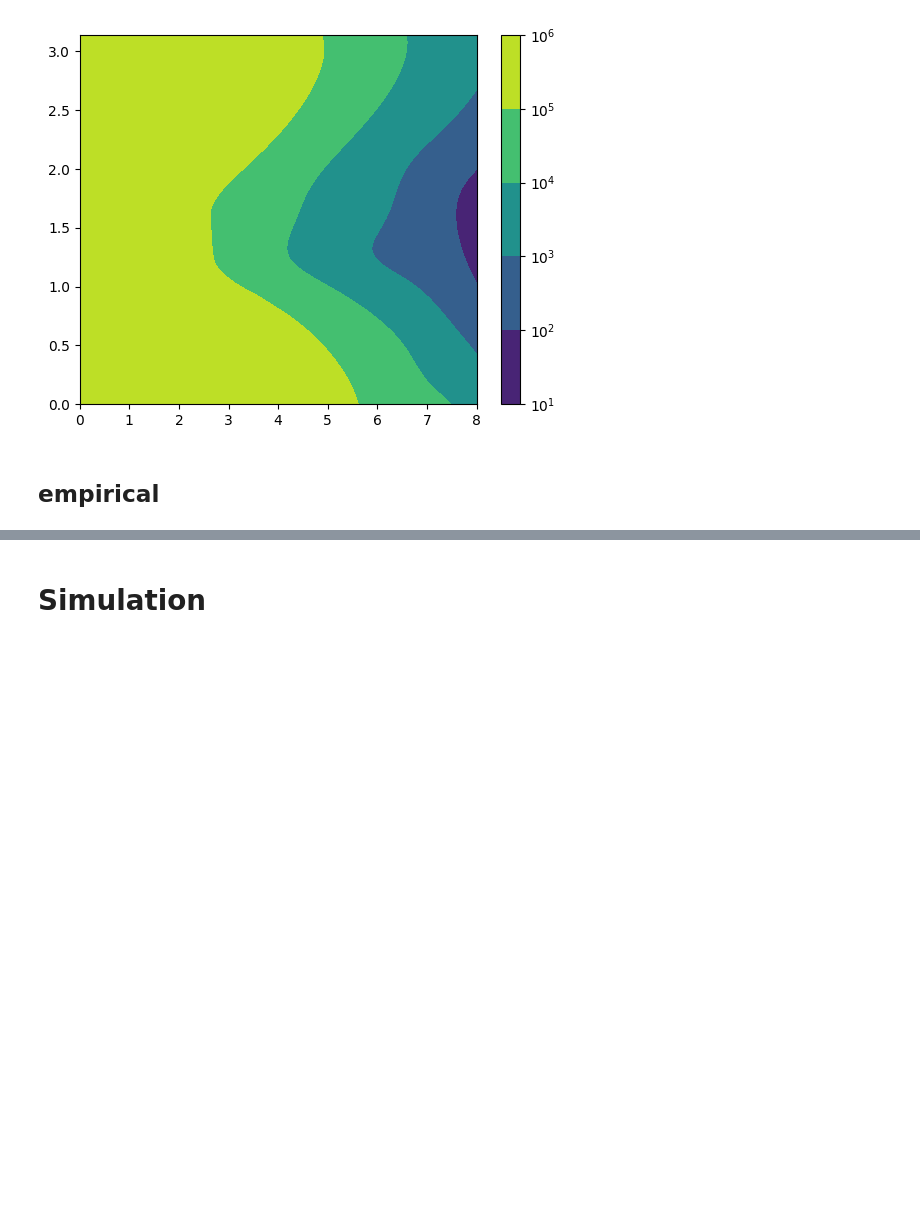
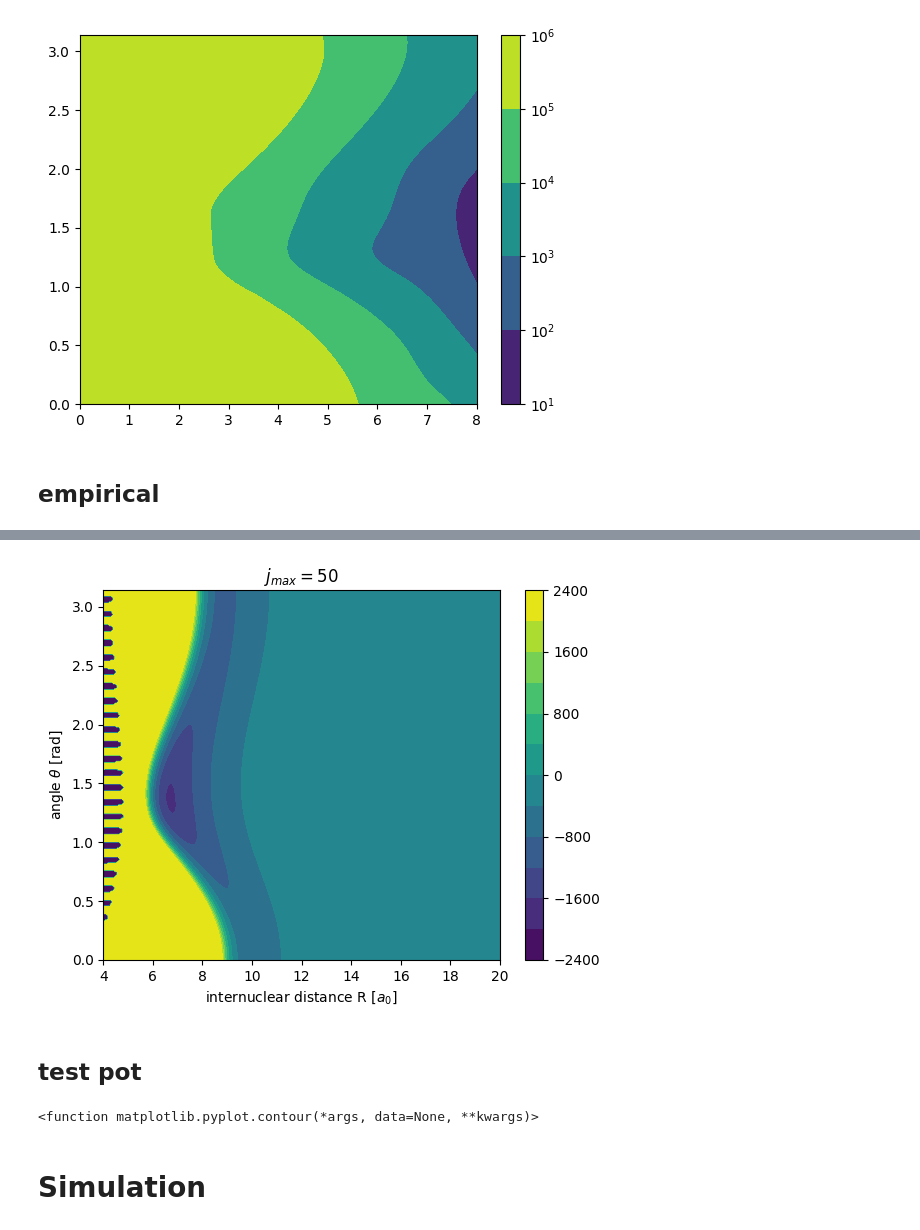
Before and after one commit to AK-Grabowsk3/NeOcs, a Jupyter notebook: analysis/NeOCS_qc_solver.ipynb, the cells around one changed output, grey strips where cells are left out. Saved outputs shown, nothing was run; the diff lists cells and outputs as text; code cells hidden in the pictures; blank space fills up the shorter version.

```diff
--- a/analysis/NeOCS_qc_solver.ipynb
+++ b/analysis/NeOCS_qc_solver.ipynb
@@ -214,3 +295,69 @@ plt.colorbar()
+# %%
+from scipy.special import lpmv
+
+def get_legendre_decomp( fun, j_max, N_integral = 1000 ):
+
+    x, w = np.polynomial.legendre.leggauss( N_integral )
+    x = -x
+    th = np.arccos( x )
+
+    coeff = [0.]*(j_max + 1)
+
+    for j in range( j_max + 1 ):
+        coeff[j] = np.sum( fun( th ) * lpmv(0, j, x) * np.sqrt( j + 0.5 ) * w )
+
+    return coeff
+
+r_arr = np.reshape( np.linspace( 4, 20, 300 ), (-1,1) )
+
+V_j_max = 50
+
+j_arr = np.reshape( np.arange( V_j_max + 1 ), (1, -1) )
+
+coeff_mat = np.zeros( (len( r_arr ), V_j_max + 1 ) )
+
+for i, r in enumerate( r_arr ):
+    coeff_mat[i, :] = get_legendre_decomp( lambda th: emp_par.value(r,th), V_j_max, N_integral=200 )
+
+coeff_clip = np.clip( coeff_mat, -0.01, 0.01 ) * au2cm
+
+# plt.pcolor( j_arr, r_arr, coeff_clip )
+
+th_arr = np.reshape( np.linspace( 0, np.pi, 300 ), (1, -1) )
+j_arr = np.reshape( np.arange( V_j_max + 1 ), (-1, 1) )
+
+V_legendre = coeff_mat @ ( lpmv( 0, j_arr, np.cos( th_arr ) ) * np.sqrt( j_arr + 0.5 ) )
+V_legendre = V_legendre.T
+
+V_clip = np.clip( V_legendre, -0.01, 0.01 ) * au2cm
+
+r_gr, th_gr = np.meshgrid( r_arr, th_arr )
+
+plt.contourf( r_gr, th_gr, V_clip, levels = 10 )
+
+plt.title( r"$j_{max} = $" + str(V_j_max) )
+
+plt.xlabel( r"internuclear distance R [$a_0$]" )
+plt.ylabel( r"angle $\theta$ [rad]" )
+
+plt.colorbar()
+
+# plt.savefig( f"PES_Ne_OCS_legendre_max_{V_j_max}.png" )
+
+# plt.close()
+
+pass
+# %% [output]
+[figure, added]
+# %% [markdown]
+## test pot
+# %%
+def strong_anisotropic(r, th, C_12, C_6):
+    return C_12 / r**12 - C_6 / r**6 * ( 1 + np.cos(th) + np.cos(th)**2 )
+
+plt.contour
+# %% [output]
+<function matplotlib.pyplot.contour(*args, data=None, **kwargs)>
 # %% [markdown]
 # Simulation
 # %%
```
Also changed, not shown: parts of 14 cells of this notebook, 7 other files.
